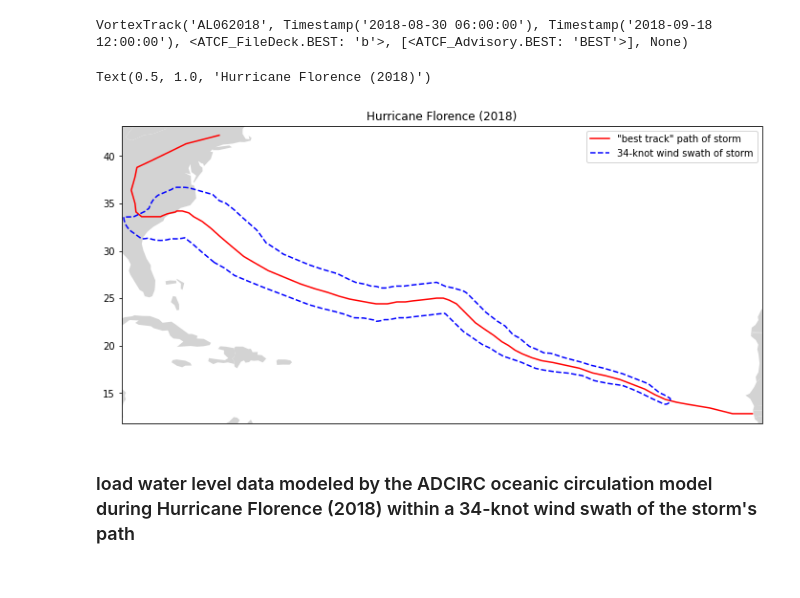
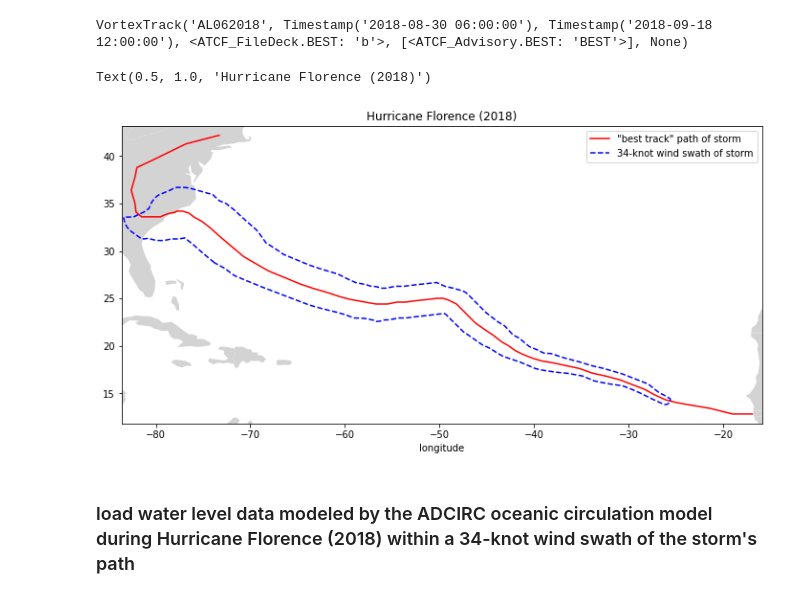
Before and after one commit to zacharyburnett/GEOG606, a Jupyter notebook: final/final_20220503.ipynb, the cells around one changed output. Saved outputs shown, nothing was run; the diff lists cells and outputs as text; code cells hidden in the pictures.

Commit message:
update plots

```diff
--- a/final/final_20220503.ipynb
+++ b/final/final_20220503.ipynb
@@ -73,20 +73,20 @@ track_bounds[:, 1] += 1
 wind_swath_34kt = best_track.wind_swaths(wind_speed=34)['BEST']['20180830T060000']
 # %%
 figure = pyplot.figure(figsize=(12, 12 / 1.61803398875))
-axis = figure.add_subplot(1, 1, 1, projection=crs.Robinson())
+axis = figure.add_subplot(1, 1, 1)
 
 countries.plot(color='lightgrey', ax=axis)
 axis.set_xlim(*track_bounds[0, :])
 axis.set_ylim(*track_bounds[1, :])
 
 best_track.data.plot.line(x='longitude', y='latitude', c='red', label='"best track" path of storm', ax=axis)
 axis.plot(*wind_swath_34kt.exterior.xy, '--', c='blue', label='34-knot wind swath of storm')
 
 axis.legend()
 axis.set_title('Hurricane Florence (2018)')
 # %% [output]
 Text(0.5, 1.0, 'Hurricane Florence (2018)')
-[figure, old version]
+[figure, new version]
 # %% [markdown]
 ### load water level data modeled by the ADCIRC oceanic circulation model during Hurricane Florence (2018) within a 34-knot wind swath of the storm's path
 # %%
```
Also changed, not shown: parts of 29 cells of this notebook.
